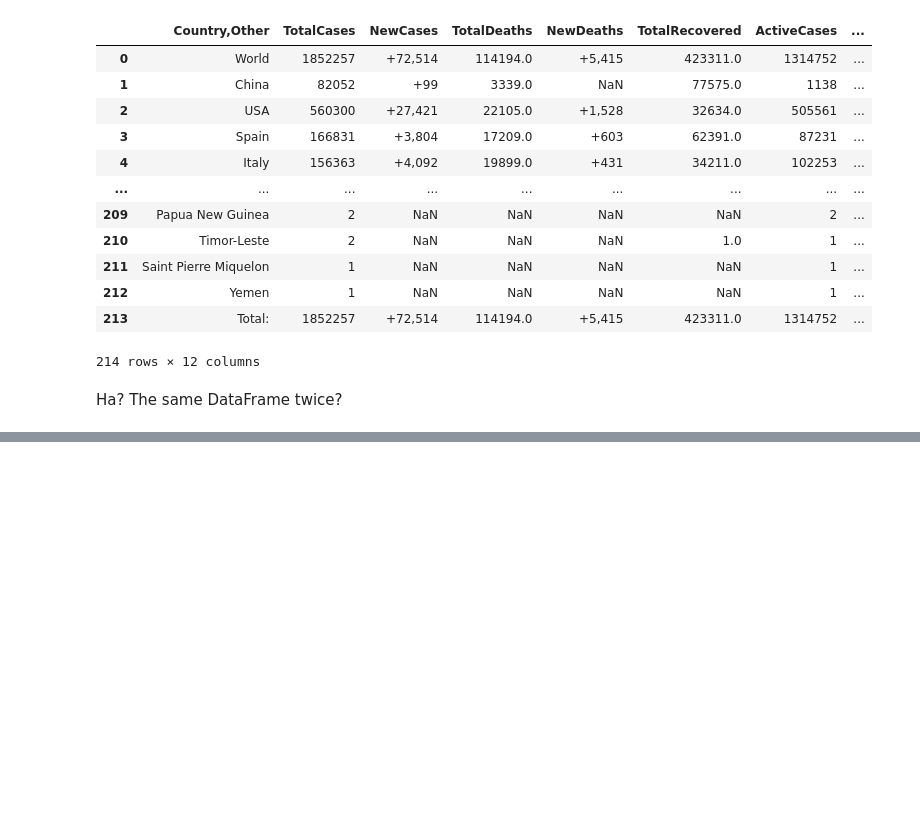
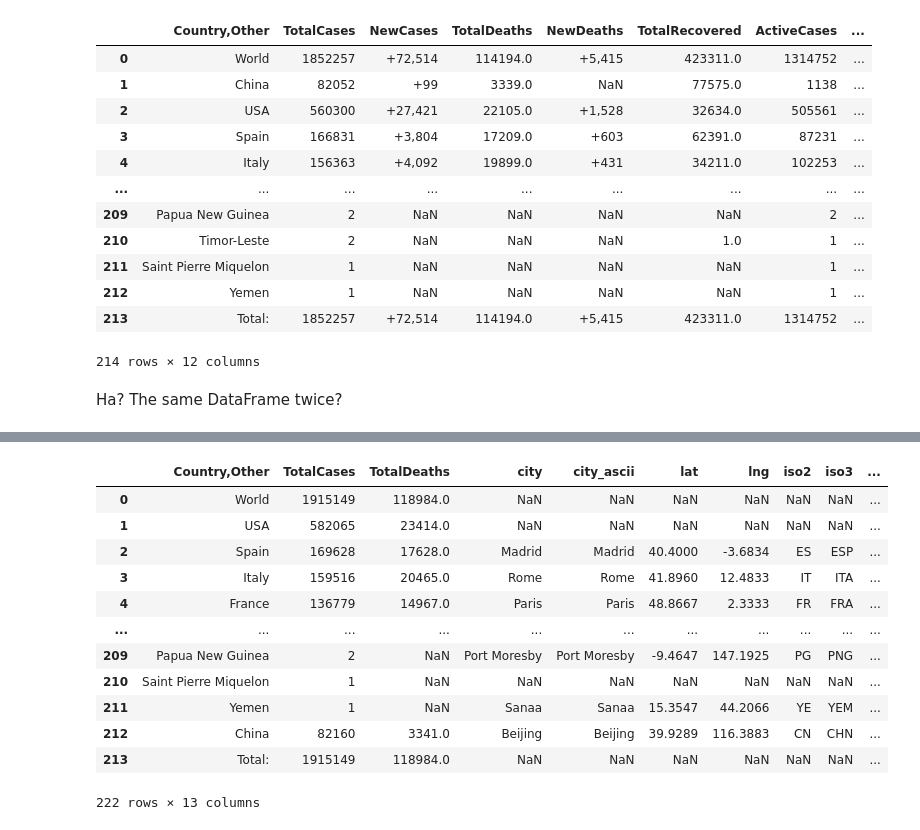
Before and after one commit to tezzytezzy/corona-virus, a Jupyter notebook: virus_map.ipynb, the cells around one changed output, grey strips where cells are left out. Saved outputs shown, nothing was run; the diff lists cells and outputs as text; code cells hidden in the pictures; blank space fills up the shorter version.

```diff
--- a/virus_map.ipynb
+++ b/virus_map.ipynb
@@ -65,0 +145,19 @@ df_data
+# %%
+
+# 'On' keyword preserves the index of the caller's Dataframe, i.e., df_data
+df_joined = df_data.join(df_geolocation.set_index('country'), on='Country')
+df_joined
+# %% [output]
+|  | Country,Other | TotalCases | TotalDeaths | city | city_ascii | lat | lng | iso2 | iso3 | ... |
+| 0 | World | 1915149 | 118984.0 | NaN | NaN | NaN | NaN | NaN | NaN | ... |
+| 1 | USA | 582065 | 23414.0 | NaN | NaN | NaN | NaN | NaN | NaN | ... |
+| 2 | Spain | 169628 | 17628.0 | Madrid | Madrid | 40.4000 | -3.6834 | ES | ESP | ... |
+| 3 | Italy | 159516 | 20465.0 | Rome | Rome | 41.8960 | 12.4833 | IT | ITA | ... |
+| 4 | France | 136779 | 14967.0 | Paris | Paris | 48.8667 | 2.3333 | FR | FRA | ... |
+| ... | ... | ... | ... | ... | ... | ... | ... | ... | ... | ... |
+| 209 | Papua New Guinea | 2 | NaN | Port Moresby | Port Moresby | -9.4647 | 147.1925 | PG | PNG | ... |
+| 210 | Saint Pierre Miquelon | 1 | NaN | NaN | NaN | NaN | NaN | NaN | NaN | ... |
+| 211 | Yemen | 1 | NaN | Sanaa | Sanaa | 15.3547 | 44.2066 | YE | YEM | ... |
+| 212 | China | 82160 | 3341.0 | Beijing | Beijing | 39.9289 | 116.3883 | CN | CHN | ... |
+| 213 | Total: | 1915149 | 118984.0 | NaN | NaN | NaN | NaN | NaN | NaN | ... |
+222 rows × 13 columns
```
Also changed, not shown: parts of 14 cells of this notebook.
